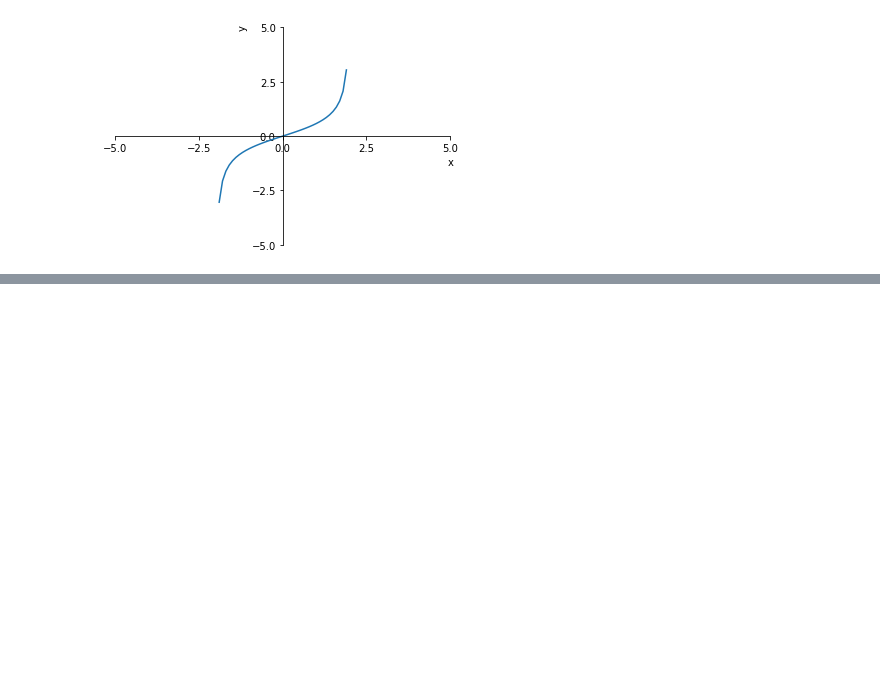
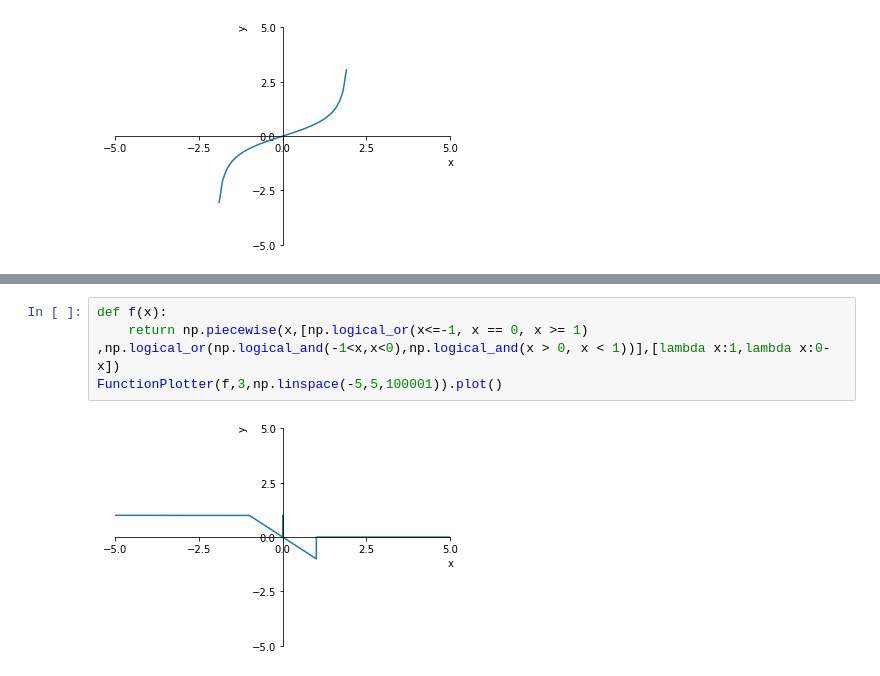
Before and after one commit to Zhurp2020/NLP-from-scratch, a Jupyter notebook: Thomas Calculus/Chapter 2 code.ipynb, the cells around one changed output, grey strips where cells are left out. Cells and saved outputs as stored; diff of their text form; blank space fills up the shorter version.

```diff
--- a/Thomas Calculus/Chapter 2 code.ipynb
+++ b/Thomas Calculus/Chapter 2 code.ipynb
@@ -209,0 +224,6 @@ FunctionPlotter(f).plot()
+# %%
+def f(x):
+    return np.piecewise(x,[np.logical_or(x<=-1, x == 0, x >= 1) ,np.logical_or(np.logical_and(-1<x,x<0),np.logical_and(x > 0, x < 1))],[lambda x:1,lambda x:0-x])
+FunctionPlotter(f,3,np.linspace(-5,5,100001)).plot()
+# %% [output]
+[figure, added]
```
Also changed, not shown: parts of 1 cell of this notebook, 1 other file.
